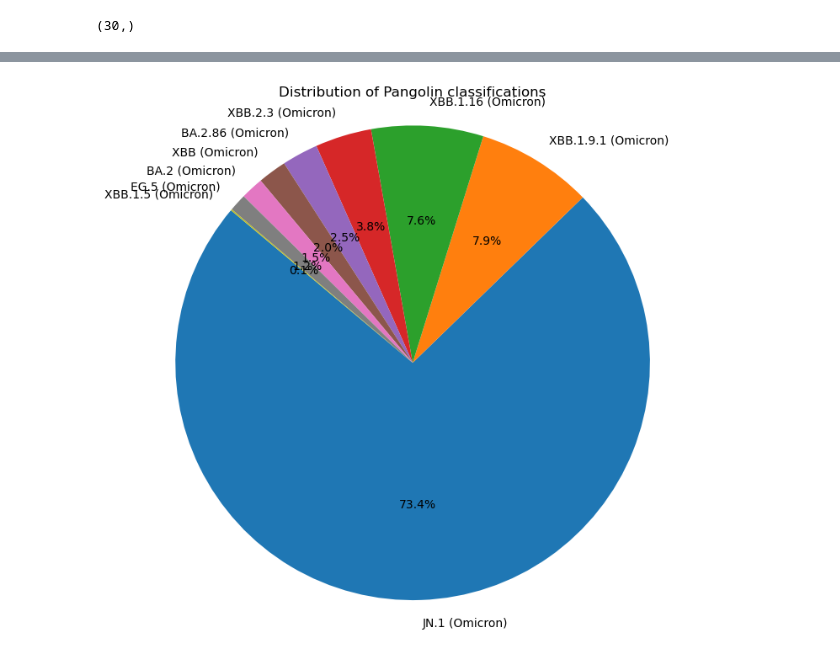
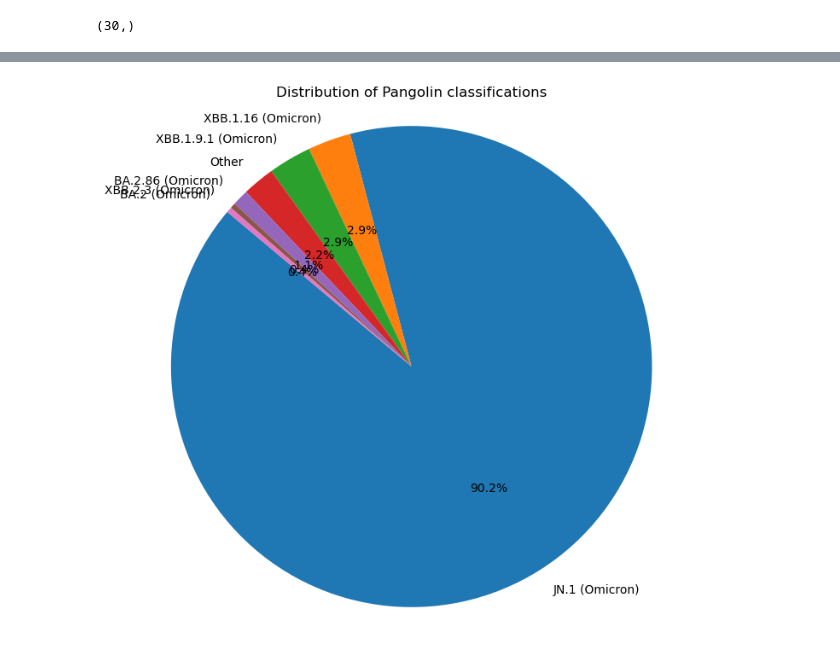
Before and after one commit to magletdinov/lineages-website-fork, a Jupyter notebook: collapse_pangolin_names/collapse.ipynb, the cells around one changed output, grey strips where cells are left out. Saved outputs shown, nothing was run; the diff lists cells and outputs as text; code cells hidden in the pictures.

```diff
--- a/collapse_pangolin_names/collapse.ipynb
+++ b/collapse_pangolin_names/collapse.ipynb
@@ -9,6 +9,6 @@ import matplotlib.pyplot as plt
 # %%
 ROOT = Path().cwd()
 LINEAGES = ROOT.joinpath("../lineages/").resolve()
-TEST = ROOT.joinpath("test")
+EXAMPLE = ROOT.joinpath("example")
 # %% [markdown]
 ![image.png](attachment:2c3c537a-e52e-404b-8025-f0c9a8459857.png)
@@ -201,5 +209,5 @@ df[["id последовательности", "Дата забора", "Pangoli
 # %%
-sars_c_2_df = pd.read_csv(TEST / 'full_report.tsv', sep="\t")
+sars_c_2_df = pd.read_csv(EXAMPLE / 'full_report.tsv', sep="\t")
 # %%
 sars_c_2_df
 # %% [output]
@@ -226,7 +234,7 @@ for i in sars_c_2_df["Pangolin"].unique():
     if len(collapsed_res) != 0:
         collapse_mapping[i] = collapsed_res[0]
     else:
-        collapse_mapping[i] = None
+        collapse_mapping[i] = "Other"
 # %% [output]
 B.1.1.141
 Линия B.1.1.141 неизвестна
@@ -245,3 +253,9 @@ XDK
 JN.1.3
 GE.1.5
 Найдено два файла для XBB.2.3
+# %%
+collapse_mapping = {}
+for i in sars_c_2_df["Pangolin"].unique():
+    print(i)
+    collapsed_res = find_strain_root(i)
+    collapse_mapping[i] = collapsed_res
@@ -308,13 +357,13 @@ sars_c_2_df["Pangolin_collapse"].hist()
 # %%
-counts = sars_c_2_df[sars_c_2_df["Дата забора"] > "2024-01-01"]['Pangolin_collapse'].value_counts()
+counts = sars_c_2_df[sars_c_2_df["Дата забора"] > "2024-03-18"]['Pangolin_collapse'].value_counts()
 
 # Создание круговой диаграммы
 plt.figure(figsize=(8, 8))
 plt.pie(counts, labels=counts.index, autopct='%1.1f%%', startangle=140)
 plt.axis('equal')
 plt.title('Distribution of Pangolin classifications')
 
 # Отображение диаграммы
 plt.show()
 # %% [output]
-[figure, old version]
+[figure, new version]
```
Also changed, not shown: parts of 20 cells of this notebook, 5 other files.
